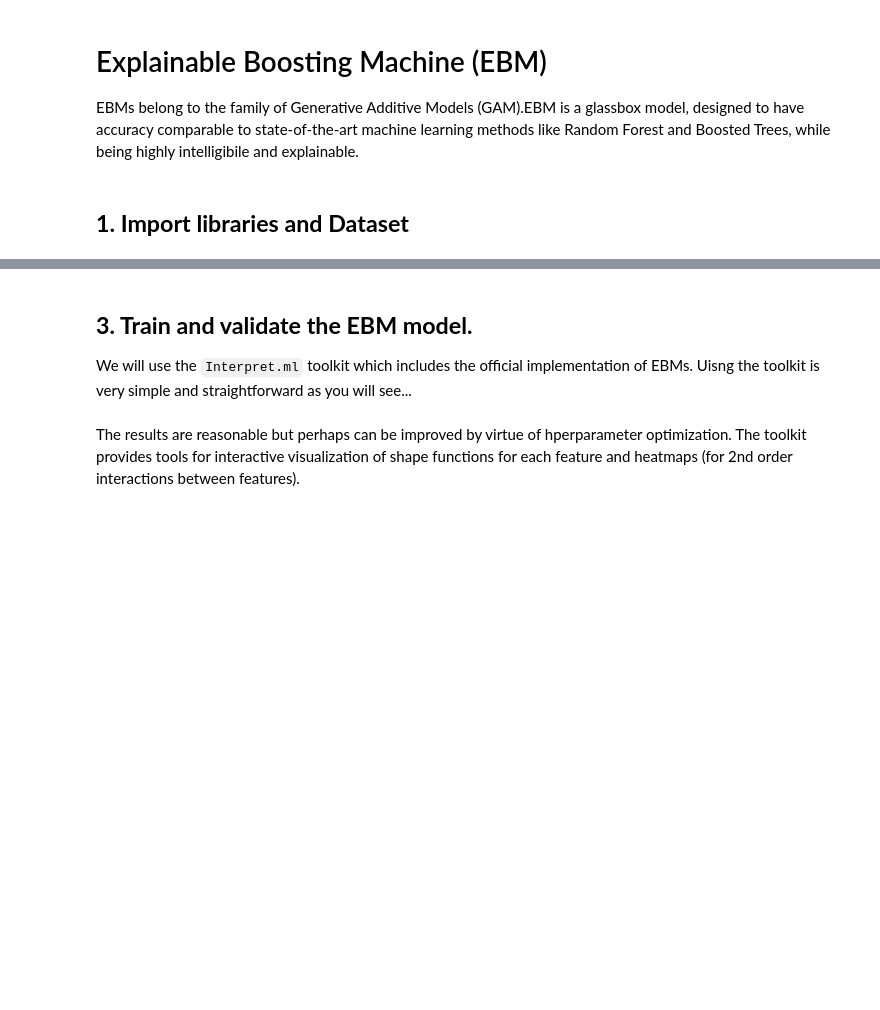
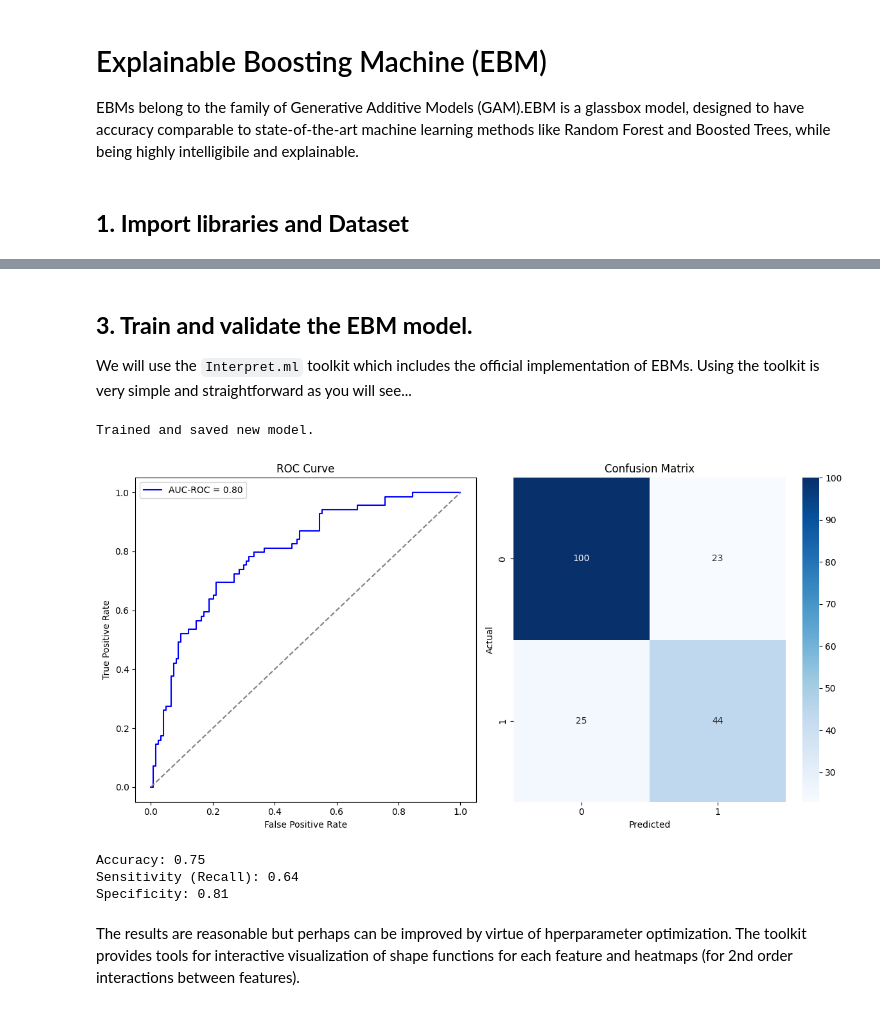
Before and after one commit to VectorInstitute/interpretability, a Jupyter notebook: reference_implementations/Intepretable-models/Tabular/EBM/EBM-jupyter.ipynb, the cells around one changed output, grey strips where cells are left out. Drawn from its saved outputs; the diff is of its cells as text; code cells hidden in the pictures; blank space fills up the shorter version.

Commit message:
updated EDB jupyter notebook examples

```diff
--- a/reference_implementations/Intepretable-models/Tabular/EBM/EBM-jupyter.ipynb
+++ b/reference_implementations/Intepretable-models/Tabular/EBM/EBM-jupyter.ipynb
@@ -49,0 +7,25 @@ Name: count, dtype: int64
+# %%
+import matplotlib.pyplot as plt
+from interpret.glassbox import ExplainableBoostingClassifier
+from interpret import show
+from sklearn.model_selection import train_test_split
+
+import numpy as np
+import pandas as pd
+from sklearn.metrics import roc_auc_score, roc_curve, confusion_matrix, accuracy_score, precision_score, recall_score
+import seaborn as sns
+import os
+import joblib
+
+
+
+df = pd.read_csv('dataset/diabetes.csv')
+
+zero_values = (df == 0).sum()
+print(zero_values)
+
+
+# split data into train and test
+X = df.drop(columns=['Outcome'])
+y = df['Outcome']
+X_train, X_test, y_train, y_test = train_test_split(X, y, test_size=0.2, random_state=42)
@@ -50,12 +43,8 @@ Name: count, dtype: int64
 # %% [markdown]
 ## **3. Train and validate the EBM model.**
 
-We will use the `Interpret.ml` toolkit which includes the official implementation of EBMs. Uisng the toolkit is very simple and straightforward as you will see...
+We will use the `Interpret.ml` toolkit which includes the official implementation of EBMs. Using the toolkit is very simple and straightforward as you will see...
 # %%
-import os
-import joblib
-
-
 def train_or_load_ebm(X, y, model_path='ebm_model.pkl', pretrained=False):
     if pretrained and os.path.exists(model_path):
         ebm = joblib.load(model_path)
@@ -66,7 +55,7 @@ def train_or_load_ebm(X, y, model_path='ebm_model.pkl', pretrained=False):
         # EBM hyperparameters
         params = {
             'max_leaves': 3,
-            'learning_rate': 0.03,
+            'learning_rate': 0.05,
             'interactions': 0.5, # 50% of features can interact
             'random_state': 42,
             'smoothing_rounds': 100,
@@ -92,34 +81,41 @@ def train_or_load_ebm(X, y, model_path='ebm_model.pkl', pretrained=False):
         specificity = recall_score(y_test, y_pred, pos_label=0)
         conf_matrix = confusion_matrix(y_test, y_pred)
         fpr, tpr, _ = roc_curve(y_test, y_pred_proba)
 
         fig, axes = plt.subplots(1, 2, figsize=(12, 6))
 
         # Plot ROC Curve
         axes[0].plot(fpr, tpr, color='blue', label=f'AUC-ROC = {auc_roc:.2f}')
         axes[0].plot([0, 1], [0, 1], color='gray', linestyle='--')
         axes[0].set_xlabel('False Positive Rate')
         axes[0].set_ylabel('True Positive Rate')
         axes[0].set_title('ROC Curve')
         axes[0].legend()
 
         # Plot Confusion Matrix
         sns.heatmap(conf_matrix, annot=True, fmt='d', cmap='Blues', ax=axes[1])
         axes[1].set_xlabel('Predicted')
         axes[1].set_ylabel('Actual')
         axes[1].set_title('Confusion Matrix')
 
         plt.tight_layout()
         plt.show()
 
         print(f'Accuracy: {accuracy:.2f}')
         print(f'Sensitivity (Recall): {sensitivity:.2f}')
         print(f'Specificity: {specificity:.2f}')
 
     return ebm
 
-# Example usage:
+
+
 ebm = train_or_load_ebm(X, y, pretrained=False)
+# %% [output]
+Trained and saved new model.
+[figure, added]
+Accuracy: 0.75
+Sensitivity (Recall): 0.64
+Specificity: 0.81
 # %% [markdown]
 The results are reasonable but perhaps can be improved by virtue of hperparameter optimization. The toolkit provides tools for interactive visualization of shape functions for each feature and heatmaps (for 2nd order interactions between features).
 # %% [markdown]
```
Also changed, not shown: parts of 5 cells of this notebook, 11 other files.
